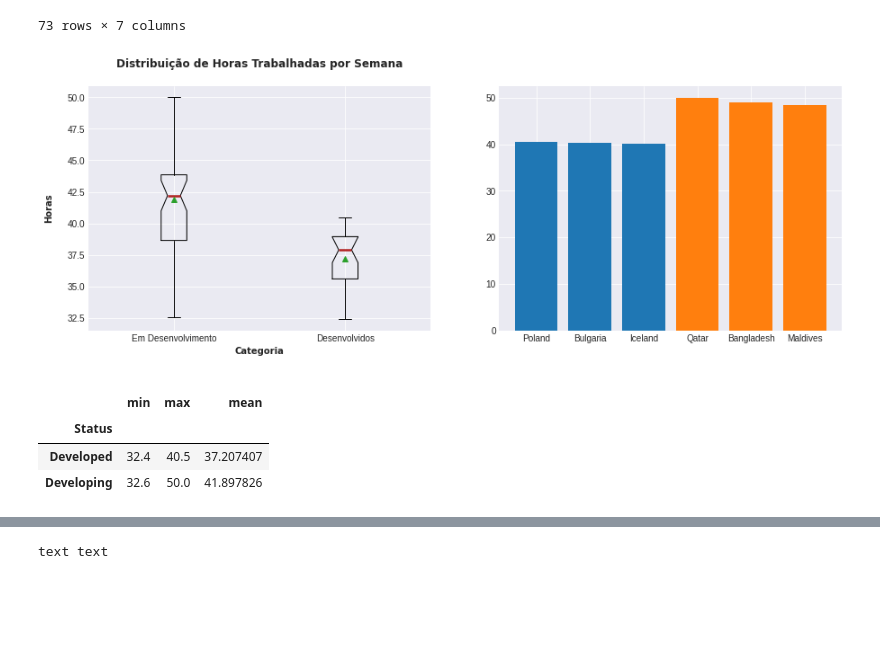
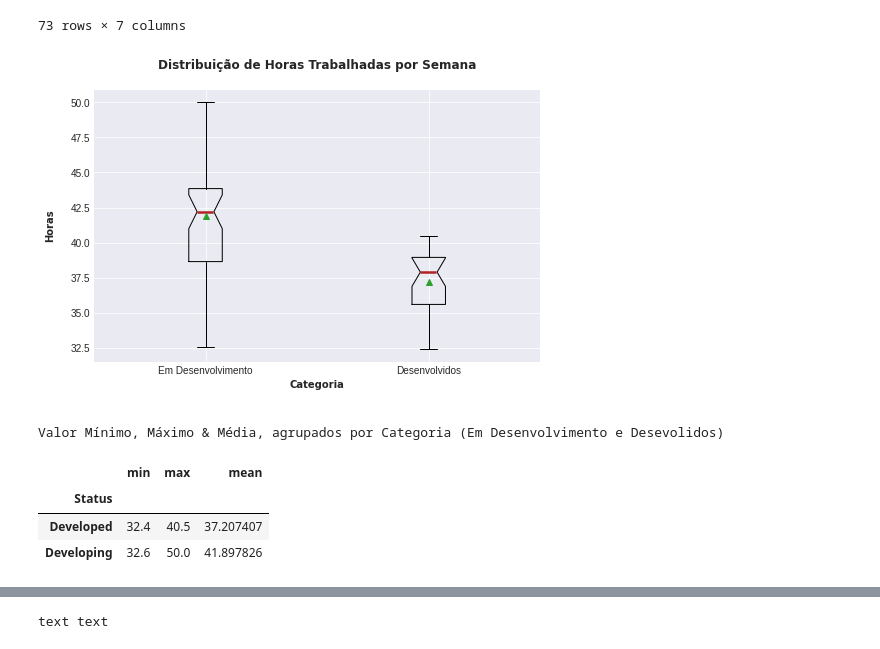
Before and after one commit to unbrae/DataScience, a Jupyter notebook: eda.ipynb, the cells around one changed output, grey strips where cells are left out. Drawn from its saved outputs; the diff is of its cells as text; code cells hidden in the pictures; blank space fills up the shorter version.

```diff
--- a/eda.ipynb
+++ b/eda.ipynb
@@ -208,53 +208,40 @@ countryStatus
 73 rows × 7 columns
 # %%
 
-plt.figure(figsize=(15,5))
+plt.figure(figsize=(8,5))
 mpl.style.use(['seaborn-darkgrid'])
 font = {
         'family': 'arial',
         'weight': 'bold'
         }
-
-plt.subplot(1,2,1)
 
 plt.boxplot(countryStatus[countryStatus.Status == 'Developing'].Hours,positions=[1],
             medianprops=dict(linestyle='-.', linewidth=2.5, color='firebrick'),
             showmeans=True,
             notch=True,
             showfliers=True)
 
 plt.boxplot(countryStatus[countryStatus.Status == 'Developed'].Hours,positions=[2],
             medianprops=dict(linestyle='-.', linewidth=2.5, color='firebrick'),
             showmeans=True,
             notch=True,
             showfliers=True
             )
 
 plt.title(f'Distribuição de Horas Trabalhadas por Semana\n', fontdict=font)
 plt.xticks(ticks=[1,2],labels=['Em Desenvolvimento','Desenvolvidos'])
 plt.xlabel(f'Categoria\n', fontdict=font)
 plt.ylabel(f'Horas\n', fontdict=font)
 plt.grid(True)
 
-plt.subplot(1,2,2)
-
-developedBigger = (countryStatus.loc[countryStatus['Status'] == 'Developed']).sort_values(by=["Hours","Country"], ascending=False).head(3)
-developedBigger = developedBigger[['Country','Hours']]
-
-developingBigger = (countryStatus.loc[countryStatus['Status'] == 'Developing']).sort_values(by=["Hours","Country"], ascending=False).head(3)
-developingBigger = developingBigger[['Country','Hours']]
-
-plt.bar(developedBigger['Country'],developedBigger['Hours'])
-plt.bar(developingBigger['Country'],developingBigger['Hours'])
-
-#plt.xticks()
-
 plt.show()
 
 desc = (countryStatus.groupby('Status').Hours).agg(['min','max','mean'])
+print(f'\nValor Mínimo, Máximo & Média, agrupados por Categoria (Em Desenvolvimento e Desevolidos)\n')
 display(desc)
 # %% [output]
-[figure, old version]
+[figure, new version]
+Valor Mínimo, Máximo & Média, agrupados por Categoria (Em Desenvolvimento e Desevolidos)
 |  | min | max | mean |
 | Status |  |  |  |
 | Developed | 32.4 | 40.5 | 37.207407 |
```
Also changed, not shown: parts of 2 cells of this notebook.
